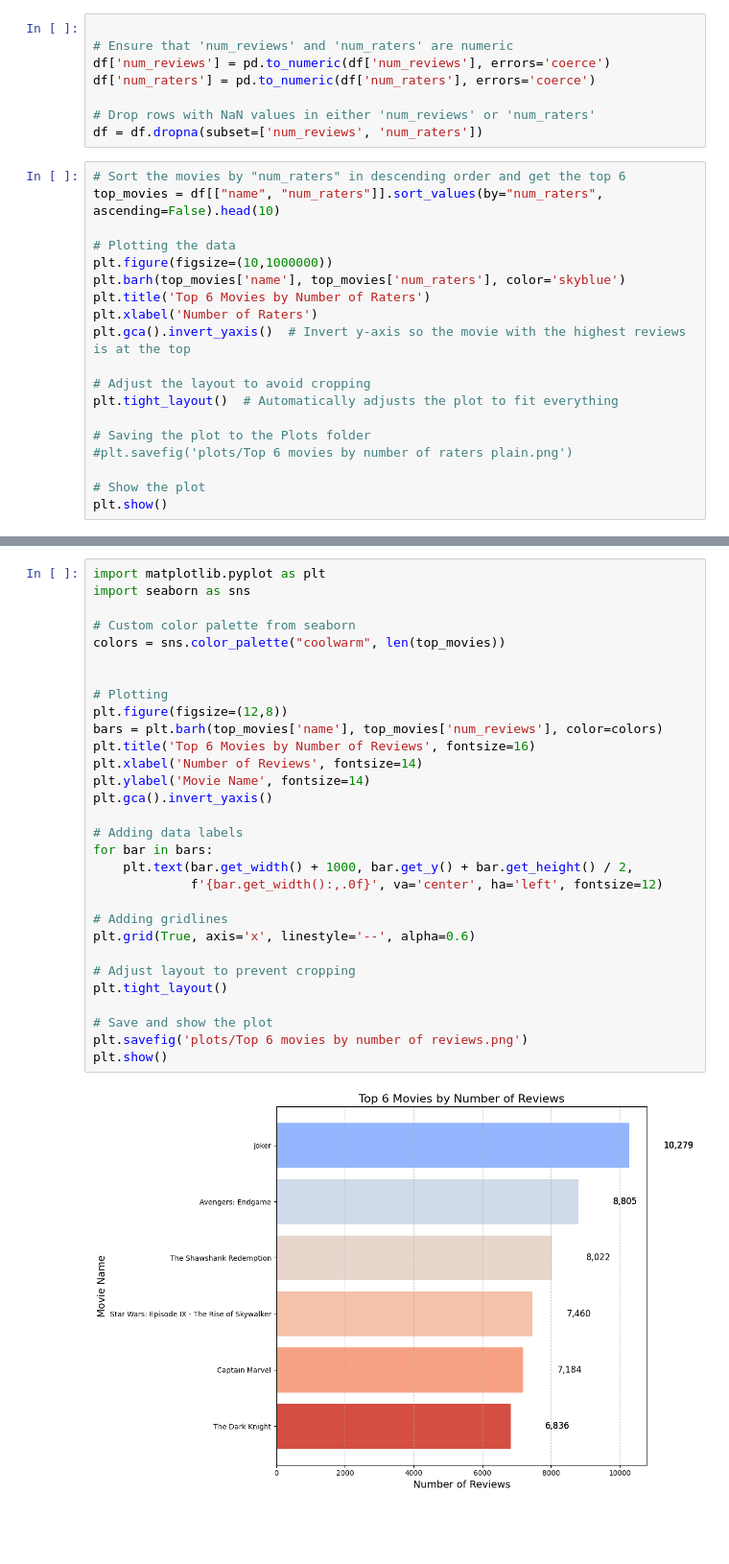
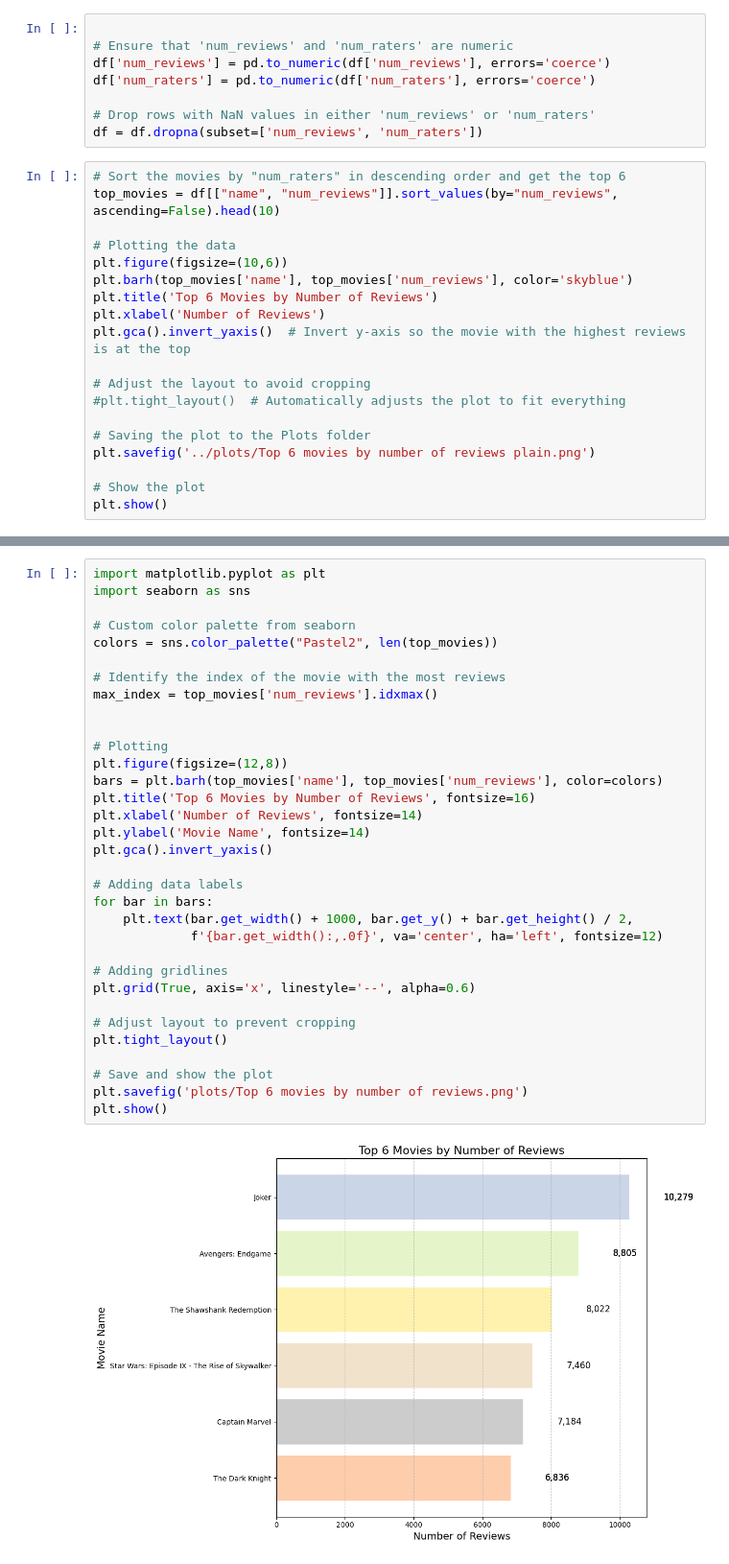
Before and after one commit to johjor/Python_Course_2025, a Jupyter notebook: scripts/popular_review.ipynb, the cells around one changed output, grey strips where cells are left out. Shown at 96% size. Cells and saved outputs as stored; diff of their text form; blank space fills up the shorter version.

```diff
--- a/scripts/popular_review.ipynb
+++ b/scripts/popular_review.ipynb
@@ -19,20 +19,20 @@ df['num_raters'] = pd.to_numeric(df['num_raters'], errors='coerce')
 df = df.dropna(subset=['num_reviews', 'num_raters'])
 # %%
 # Sort the movies by "num_raters" in descending order and get the top 6
-top_movies = df[["name", "num_raters"]].sort_values(by="num_raters", ascending=False).head(10)
+top_movies = df[["name", "num_reviews"]].sort_values(by="num_reviews", ascending=False).head(10)
 
 # Plotting the data
-plt.figure(figsize=(10,1000000))
-plt.barh(top_movies['name'], top_movies['num_raters'], color='skyblue')
-plt.title('Top 6 Movies by Number of Raters')
-plt.xlabel('Number of Raters')
+plt.figure(figsize=(10,6))
+plt.barh(top_movies['name'], top_movies['num_reviews'], color='skyblue')
+plt.title('Top 6 Movies by Number of Reviews')
+plt.xlabel('Number of Reviews')
 plt.gca().invert_yaxis()  # Invert y-axis so the movie with the highest reviews is at the top
 
 # Adjust the layout to avoid cropping
-plt.tight_layout()  # Automatically adjusts the plot to fit everything
+#plt.tight_layout()  # Automatically adjusts the plot to fit everything
 
 # Saving the plot to the Plots folder
-#plt.savefig('plots/Top 6 movies by number of raters plain.png')
+plt.savefig('../plots/Top 6 movies by number of reviews plain.png')
 
 # Show the plot
 plt.show()
@@ -45,32 +41,35 @@ ValueError: Image size of 1000x100000000 pixels is too large. It must be less th
 # %%
 import matplotlib.pyplot as plt
 import seaborn as sns
 
 # Custom color palette from seaborn
-colors = sns.color_palette("coolwarm", len(top_movies))
+colors = sns.color_palette("Pastel2", len(top_movies))
+
+# Identify the index of the movie with the most reviews
+max_index = top_movies['num_reviews'].idxmax()
 
 
 # Plotting
 plt.figure(figsize=(12,8))
 bars = plt.barh(top_movies['name'], top_movies['num_reviews'], color=colors)
 plt.title('Top 6 Movies by Number of Reviews', fontsize=16)
 plt.xlabel('Number of Reviews', fontsize=14)
 plt.ylabel('Movie Name', fontsize=14)
 plt.gca().invert_yaxis()
 
 # Adding data labels
 for bar in bars:
     plt.text(bar.get_width() + 1000, bar.get_y() + bar.get_height() / 2,
              f'{bar.get_width():,.0f}', va='center', ha='left', fontsize=12)
 
 # Adding gridlines
 plt.grid(True, axis='x', linestyle='--', alpha=0.6)
 
 # Adjust layout to prevent cropping
 plt.tight_layout()
 
 # Save and show the plot
 plt.savefig('plots/Top 6 movies by number of reviews.png')
 plt.show()
 # %% [output]
-[figure, old version]
+[figure, new version]
```
Also changed, not shown: parts of 2 cells of this notebook, 14 other files.
